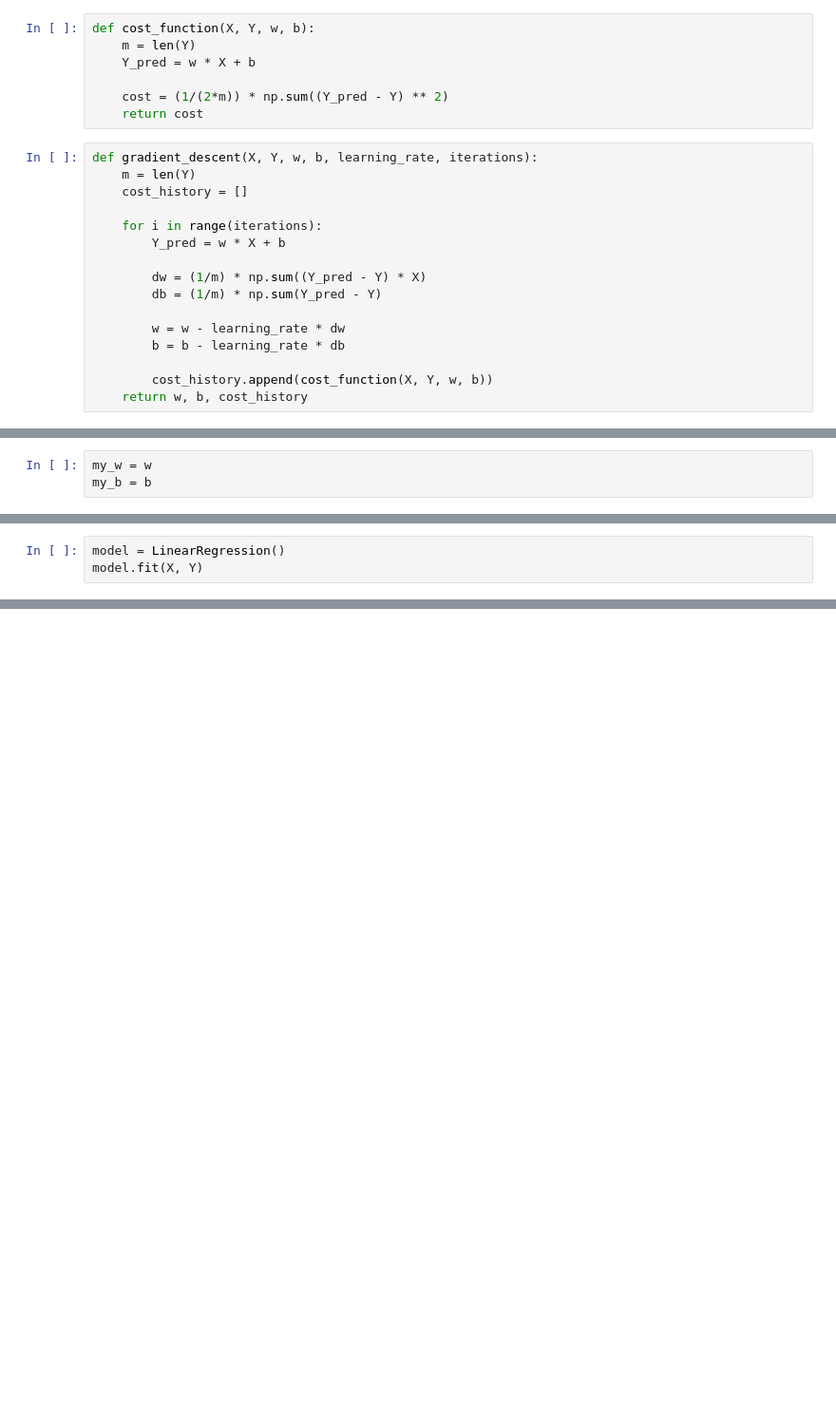
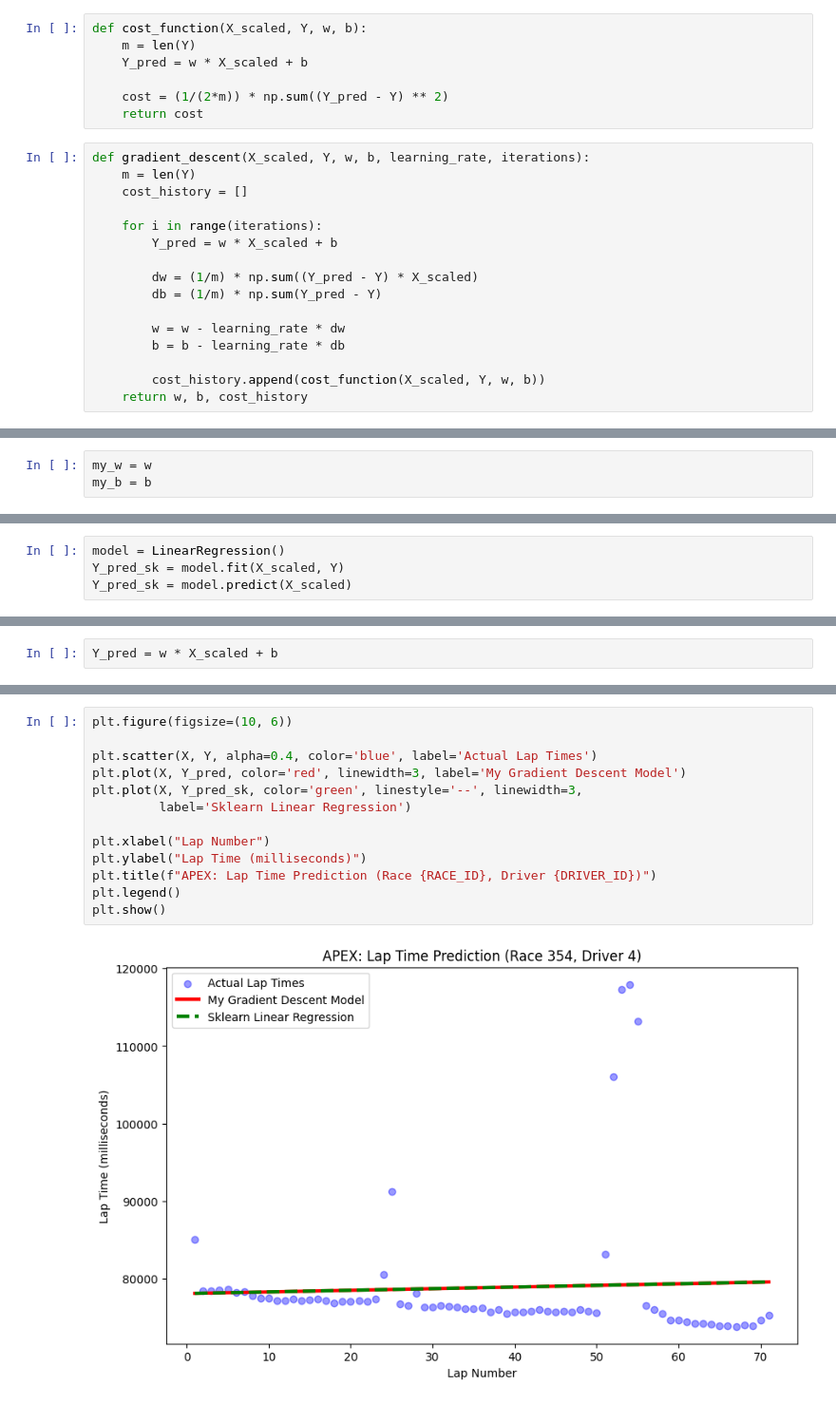
Before and after one commit to wade-wilson-00/APEX_F1_Linear_Regression_Model, a Jupyter notebook: notebooks/sklearn_comparison.ipynb, the cells around one changed output, grey strips where cells are left out. Shown: that part at 95% size. Drawn from its saved outputs; the diff is of its cells as text; blank space fills up the shorter version.

Commit message:
APEX: Linear Regression from scratch + sklearn validation

```diff
--- a/notebooks/sklearn_comparison.ipynb
+++ b/notebooks/sklearn_comparison.ipynb
@@ -48,27 +104,27 @@ X_mean = X.mean()
 X_std = X.std()
 X_scaled = (X - X_mean) / X_std
 # %%
-def cost_function(X, Y, w, b):
+def cost_function(X_scaled, Y, w, b):
     m = len(Y)
-    Y_pred = w * X + b
+    Y_pred = w * X_scaled + b
 
     cost = (1/(2*m)) * np.sum((Y_pred - Y) ** 2)
     return cost
 # %%
-def gradient_descent(X, Y, w, b, learning_rate, iterations):
+def gradient_descent(X_scaled, Y, w, b, learning_rate, iterations):
     m = len(Y)
     cost_history = []
 
     for i in range(iterations):
-        Y_pred = w * X + b
+        Y_pred = w * X_scaled + b
 
-        dw = (1/m) * np.sum((Y_pred - Y) * X)
+        dw = (1/m) * np.sum((Y_pred - Y) * X_scaled)
         db = (1/m) * np.sum(Y_pred - Y)
 
         w = w - learning_rate * dw
         b = b - learning_rate * db
 
-        cost_history.append(cost_function(X, Y, w, b))
+        cost_history.append(cost_function(X_scaled, Y, w, b))
     return w, b, cost_history
 # %%
 w = 0.0
@@ -86,3 +155,4 @@ my_b = b
 # %%
 model = LinearRegression()
-model.fit(X, Y)
+Y_pred_sk = model.fit(X_scaled, Y)
+Y_pred_sk = model.predict(X_scaled)
@@ -112,0 +181,2 @@ Sklearn prediction: [78305.42293763]
+# %%
+Y_pred = w * X_scaled + b
@@ -112,0 +196,15 @@ Sklearn prediction: [78305.42293763]
+# %%
+plt.figure(figsize=(10, 6))
+
+plt.scatter(X, Y, alpha=0.4, color='blue', label='Actual Lap Times')
+plt.plot(X, Y_pred, color='red', linewidth=3, label='My Gradient Descent Model')
+plt.plot(X, Y_pred_sk, color='green', linestyle='--', linewidth=3,
+         label='Sklearn Linear Regression')
+
+plt.xlabel("Lap Number")
+plt.ylabel("Lap Time (milliseconds)")
+plt.title(f"APEX: Lap Time Prediction (Race {RACE_ID}, Driver {DRIVER_ID})")
+plt.legend()
+plt.show()
+# %% [output]
+[figure, added]
```
Also changed, not shown: parts of 12 cells of this notebook, 1 other file.
